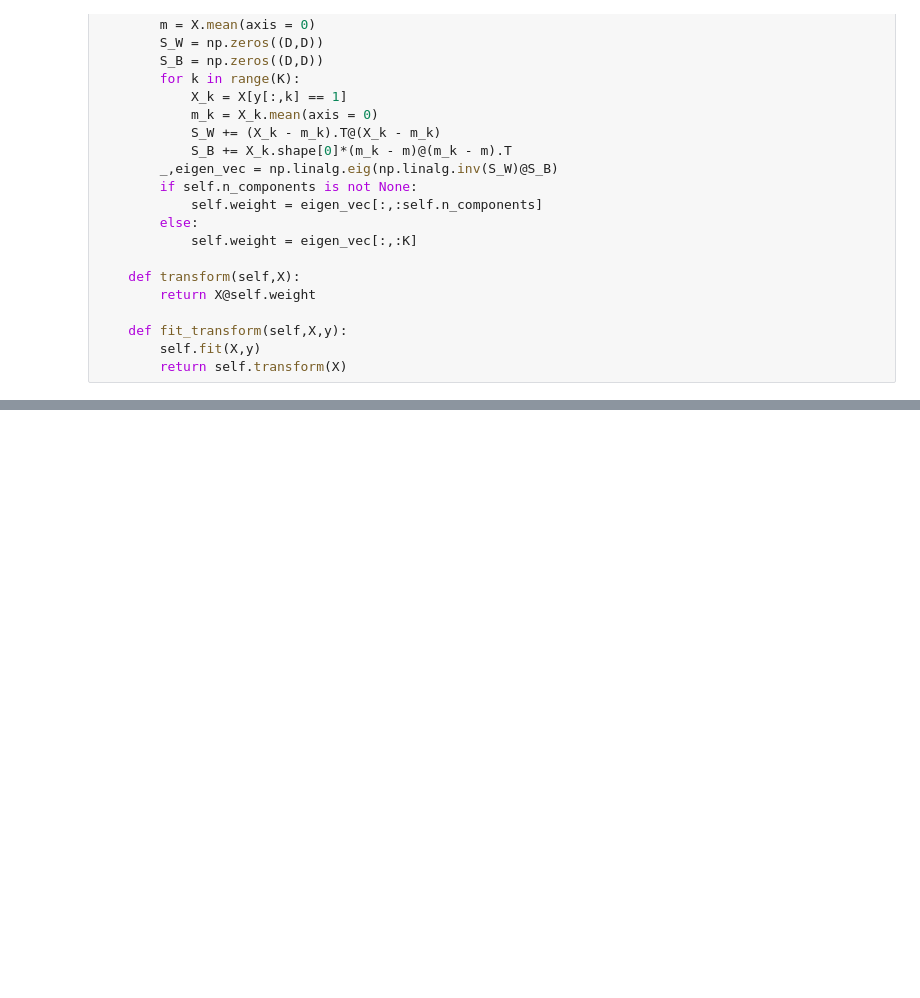
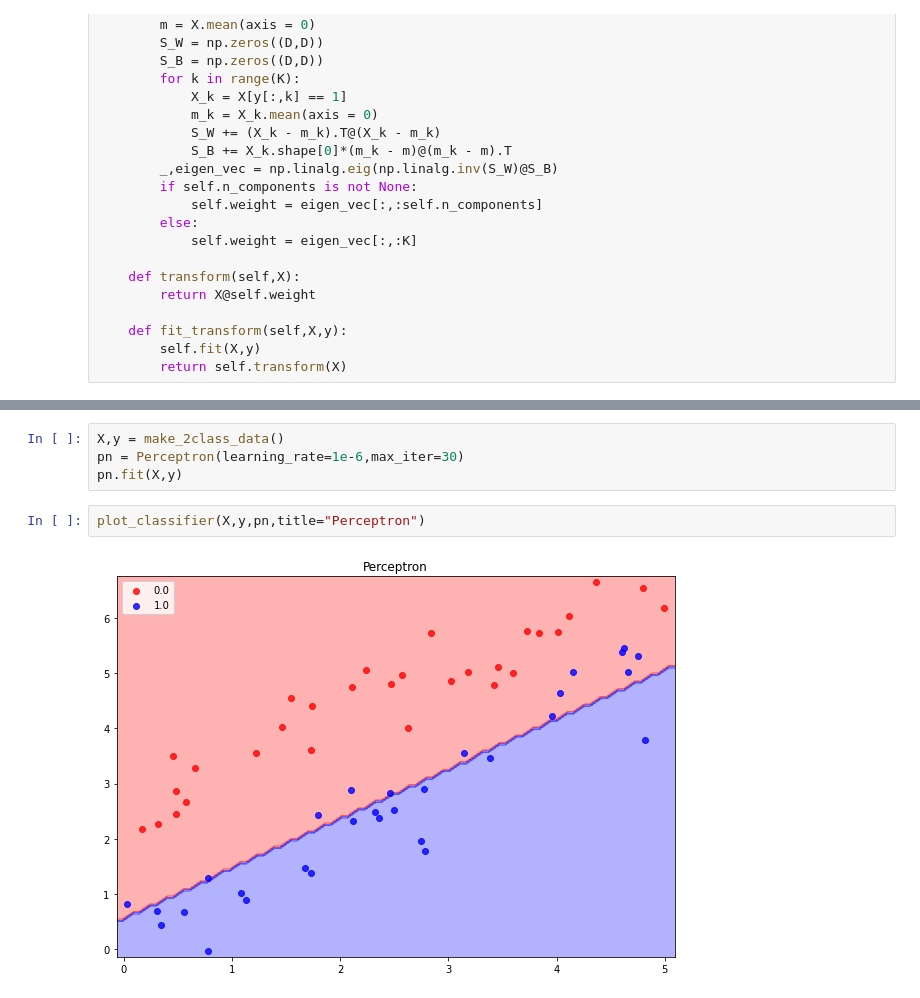
Before and after one commit to negRhlk/PRML, a Jupyter notebook: chapter4_linear_classifier.ipynb, the cells around one changed output, grey strips where cells are left out. Drawn from its saved outputs; the diff is of its cells as text; blank space fills up the shorter version.

Commit message:
update perceptron

```diff
--- a/chapter4_linear_classifier.ipynb
+++ b/chapter4_linear_classifier.ipynb
@@ -254,0 +303,8 @@ plt.show()
+# %%
+X,y = make_2class_data()
+pn = Perceptron(learning_rate=1e-6,max_iter=30)
+pn.fit(X,y)
+# %%
+plot_classifier(X,y,pn,title="Perceptron")
+# %% [output]
+[figure, added]
```
Also changed, not shown: parts of 8 cells of this notebook.
